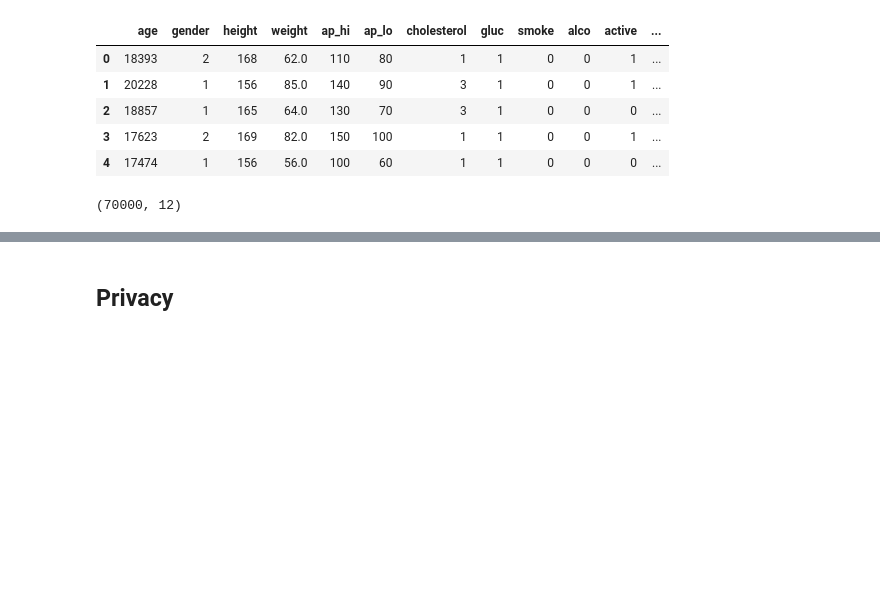
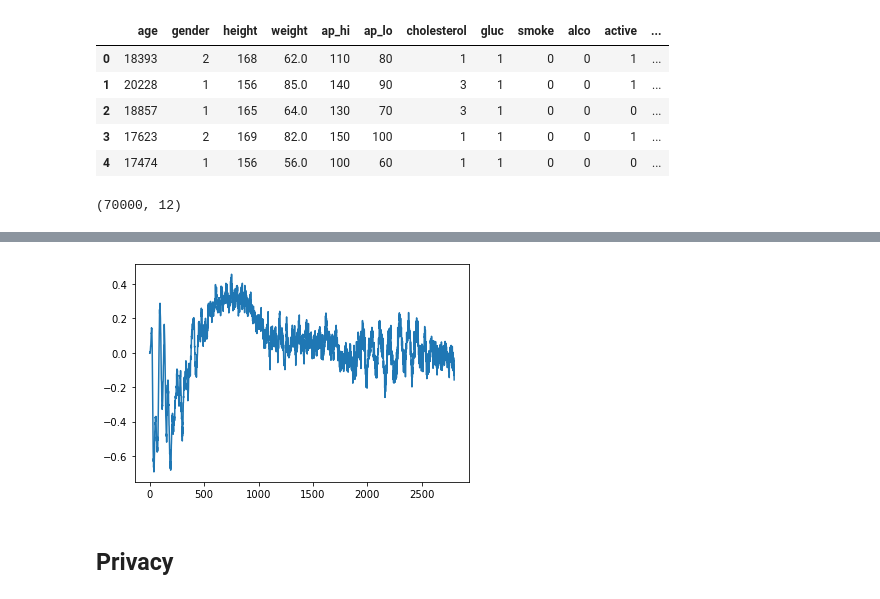
Before and after one commit to Frederico-lp/Research, a Jupyter notebook: cardiovascular.ipynb, the cells around one changed output, grey strips where cells are left out. Saved outputs shown, nothing was run; the diff lists cells and outputs as text; code cells hidden in the pictures; blank space fills up the shorter version.

```diff
--- a/cardiovascular.ipynb
+++ b/cardiovascular.ipynb
@@ -62,3 +75,8 @@ plt.show()
+# %%
+plt.plot(original_losses)
+plt.show()
+# %% [output]
+[figure, added]
 # %%
 samples = model_ctgan.sample(len(data))  # Synthetic copy
 samples.dropna(how='any', inplace=True)
```
Also changed, not shown: parts of 8 cells of this notebook, 6 other files.
